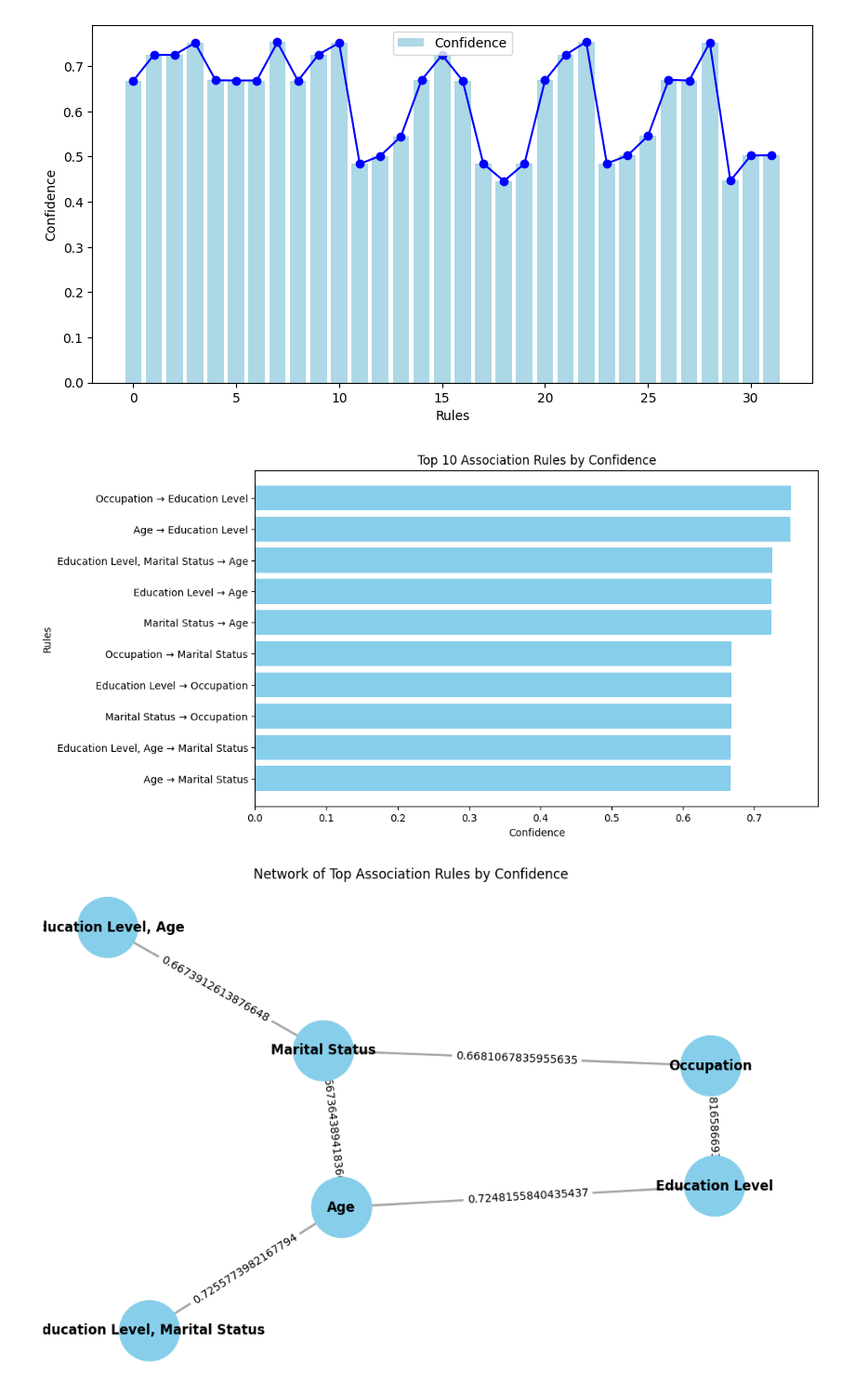
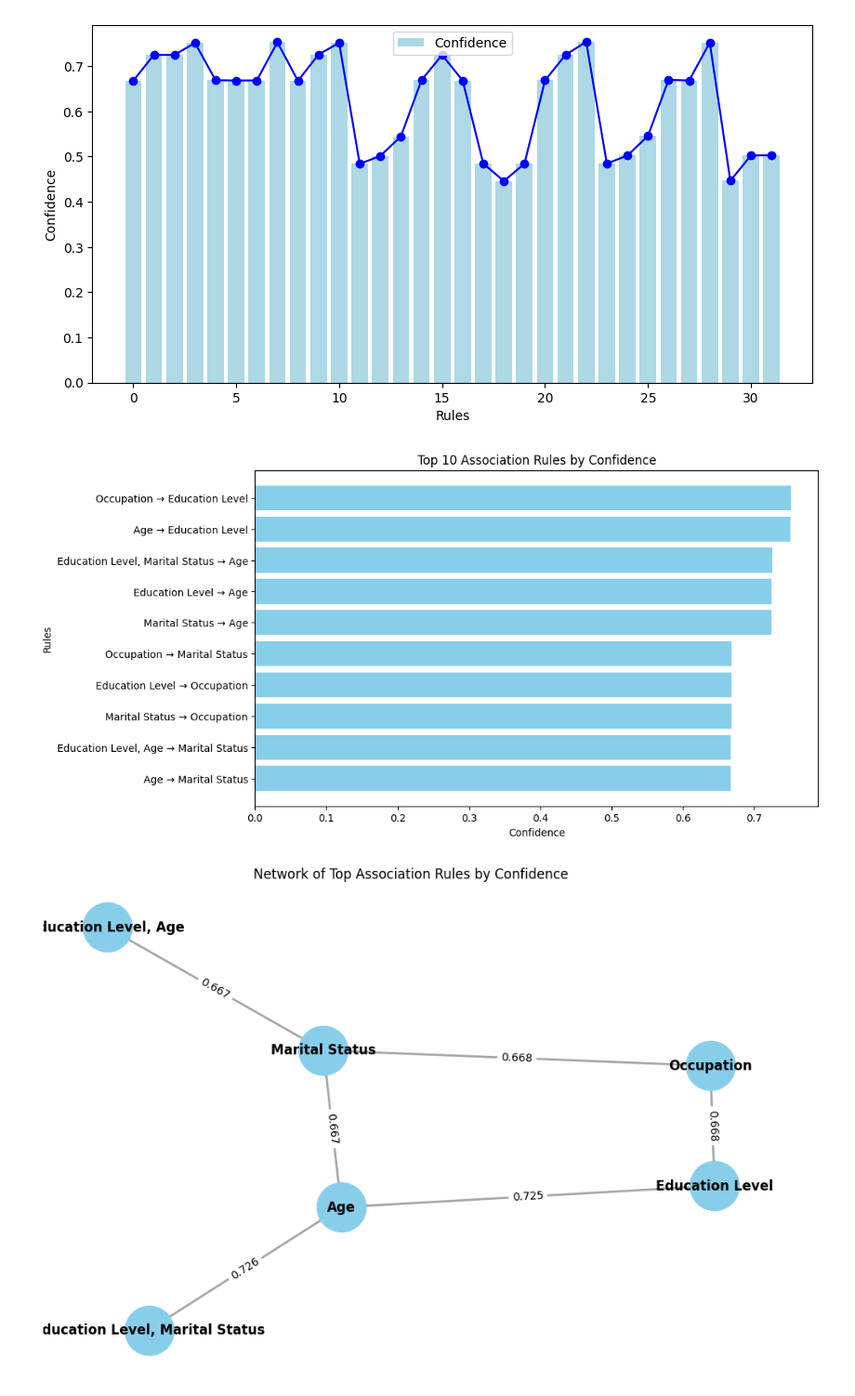
Before and after one commit to HenriqueGuima/Insurance-Risk-Assessment, a Jupyter notebook: eda_ml_unsup_learning_insurance.ipynb, the cells around one changed output. Shown at 93% size. Drawn from its saved outputs; the diff is of its cells as text; code cells hidden in the pictures.

```diff
--- a/eda_ml_unsup_learning_insurance.ipynb
+++ b/eda_ml_unsup_learning_insurance.ipynb
@@ -183,32 +183,33 @@ df = pd.DataFrame(data)
 
 top_rules = df.sort_values('confidence', ascending=False).head(10)
 
 plt.figure(figsize=(10,6))
 plt.barh(top_rules['antecedents'] + ' → ' + top_rules['consequents'], top_rules['confidence'], color='skyblue')
 plt.xlabel('Confidence')
 plt.ylabel('Rules')
 plt.title('Top 10 Association Rules by Confidence')
 plt.gca().invert_yaxis()
 plt.show()
 
 G = nx.Graph()
 
 for index, row in top_rules.iterrows():
     antecedent = row['antecedents']
     consequent = row['consequents']
     G.add_edge(antecedent, consequent, weight=row['confidence'])
 
 # Plot the graph
 plt.figure(figsize=(12,8))
 pos = nx.spring_layout(G, k=0.5, seed=42)
-nx.draw_networkx_nodes(G, pos, node_size=3000, node_color='skyblue')
+nx.draw_networkx_nodes(G, pos, node_size=2000, node_color='skyblue')
 nx.draw_networkx_edges(G, pos, width=2, alpha=0.7, edge_color='gray')
 nx.draw_networkx_labels(G, pos, font_size=12, font_weight='bold')
 edge_labels = nx.get_edge_attributes(G, 'weight')
+edge_labels = {k: f'{v:.3f}' for k, v in edge_labels.items()}
 nx.draw_networkx_edge_labels(G, pos, edge_labels=edge_labels, font_size=10)
 plt.title('Network of Top Association Rules by Confidence')
 plt.axis('off')
 plt.show()
 # %% [output]
 [figure]
-[figure, old version]
+[figure, new version]
```
